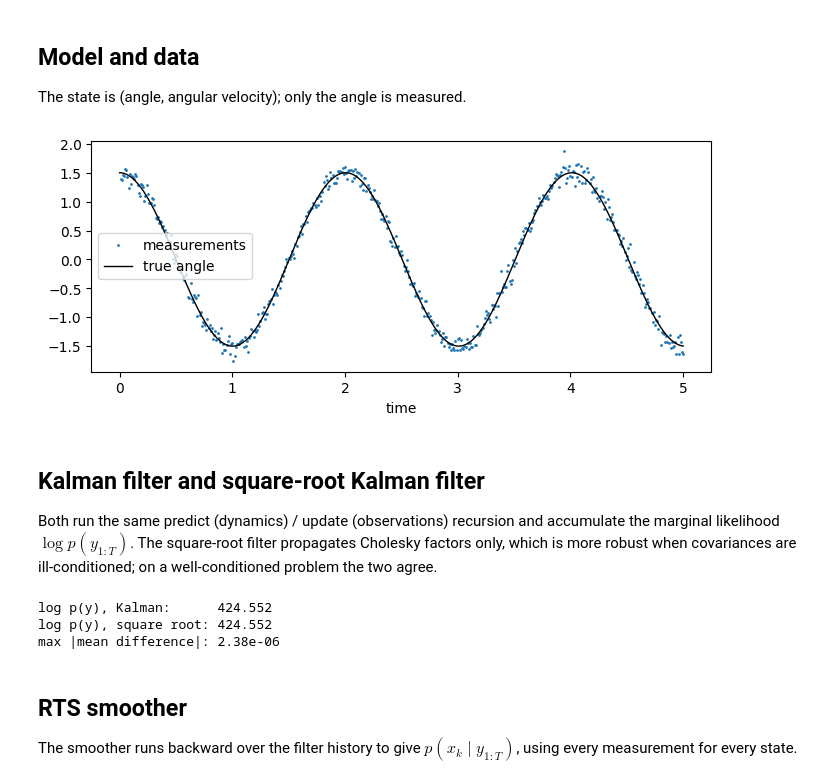
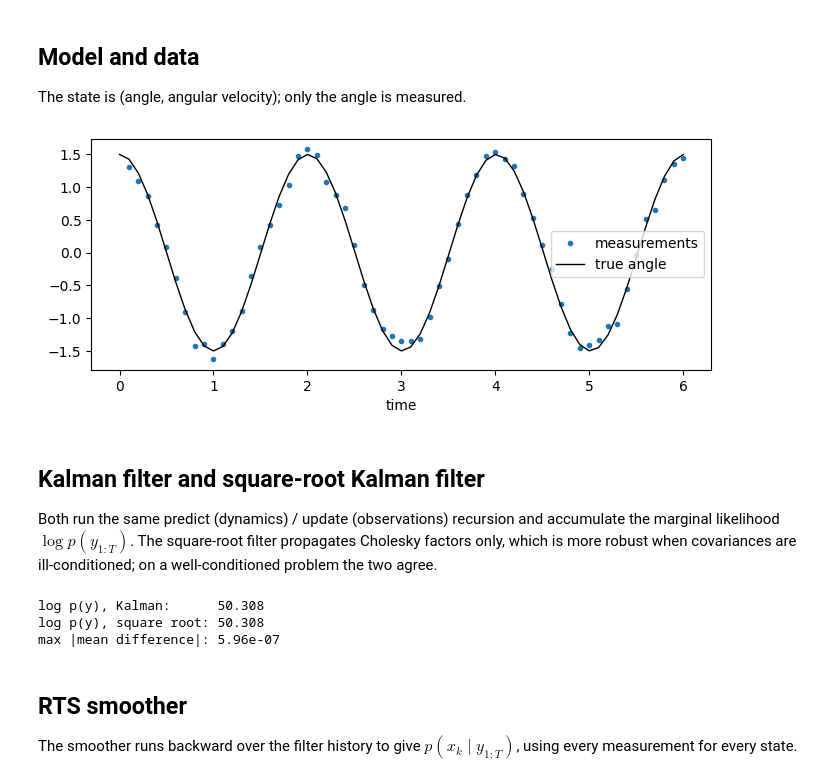
Before and after one commit to ngalioto/bside, a Jupyter notebook: examples/linear_filtering.ipynb, the cells around one changed output. Drawn from its saved outputs; the diff is of its cells as text; code cells hidden in the pictures.

```diff
--- a/examples/linear_filtering.ipynb
+++ b/examples/linear_filtering.ipynb
@@ -26,34 +27,34 @@ torch.manual_seed(0)
 
 The state is (angle, angular velocity); only the angle is measured.
 # %%
-dt, g, qc, r = 0.01, 9.81, 0.1, 0.1
-T = 500
+dt, g, qc, r = 0.1, 9.81, 0.1, 0.1
+T = 60
 xdim, ydim = 2, 1
 
 A = bside.Matrix(torch.linalg.matrix_exp(torch.tensor([[0.0, 1.0], [-g, 0.0]]) * dt))
 Sigma = bside.PSDMatrix(qc * torch.tensor([[dt**3 / 3, dt**2 / 2], [dt**2 / 2, dt]]))
 C = bside.Matrix(torch.tensor([[1.0, 0.0]]))
 Gamma = bside.PSDMatrix(torch.tensor([[r**2]]))
 
 dynamics = bside.LinearGaussianModel(model=bside.LinearModel(A), noise_cov=Sigma)
 observations = bside.LinearGaussianModel(model=bside.LinearModel(C), noise_cov=Gamma)
 ssm = bside.SSM(xdim=xdim, ydim=ydim, dynamics=dynamics, observations=observations)
 
 x0 = torch.tensor([1.5, 0.0])
 x_true, y = ssm.measure(x=x0, T=T, return_x=True)  # x_1..x_T and y_1..y_T
 x_true = torch.cat([x0[None], x_true])              # prepend x_0 to align with the filter history
 data = bside.Data(y=y)
 init_dist = bside.FilteringDistribution(mean=x0, cov=0.1 * torch.eye(xdim))
 
 t = torch.arange(T + 1) * dt
 plt.figure(figsize=(8, 3))
-plt.plot(t[1:], y, '.', ms=2, label='measurements')
+plt.plot(t[1:], y, '.', label='measurements')
 plt.plot(t, x_true[:, 0], 'k', lw=1, label='true angle')
 plt.xlabel('time')
 plt.legend()
 plt.show()
 # %% [output]
-[figure, old version]
+[figure, new version]
 # %% [markdown]
 ## Kalman filter and square-root Kalman filter
 
@@ -74,9 +75,9 @@ print(f'log p(y), Kalman:      {kf_ll.item():.3f}')
 print(f'log p(y), square root: {sr_ll.item():.3f}')
 print(f'max |mean difference|: {(kf_m - sr_m).abs().max().item():.2e}')
 # %% [output]
-log p(y), Kalman:      424.552
-log p(y), square root: 424.552
-max |mean difference|: 2.38e-06
+log p(y), Kalman:      50.308
+log p(y), square root: 50.308
+max |mean difference|: 5.96e-07
 # %% [markdown]
 ## RTS smoother
 
```
Also changed, not shown: parts of 7 cells of this notebook, 25 other files.
